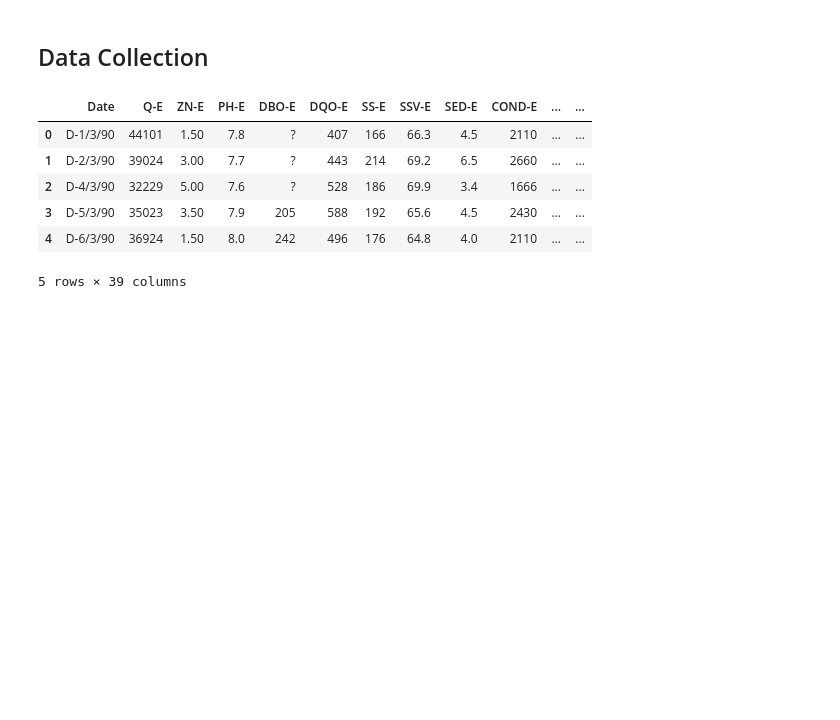
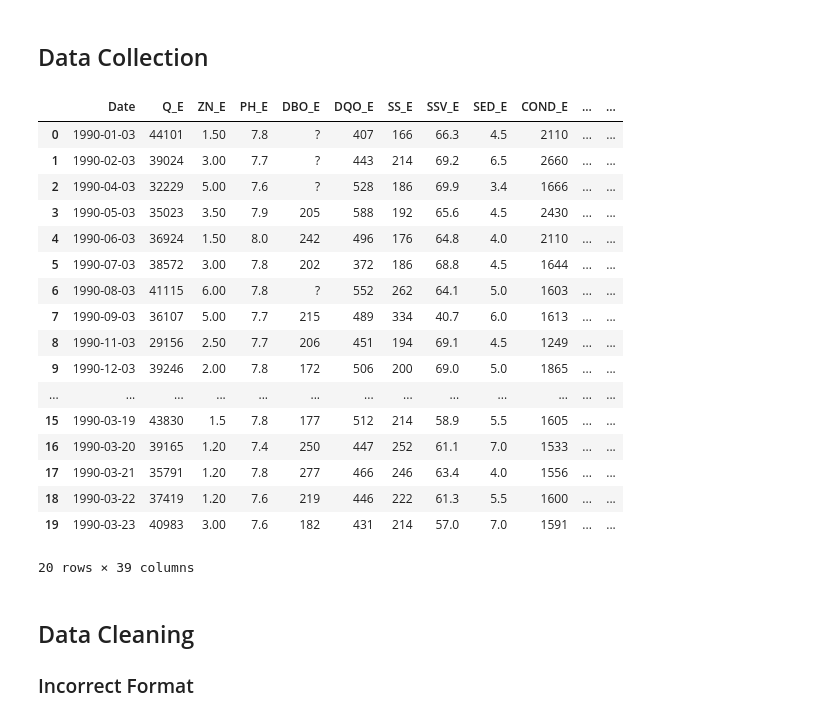
Before and after one commit to nclee17/Drugs, a Jupyter notebook: Supervised Learning.ipynb, the cells around one changed output. Cells and saved outputs as stored; diff of their text form; code cells hidden in the pictures; blank space fills up the shorter version.

```diff
--- a/Supervised Learning.ipynb
+++ b/Supervised Learning.ipynb
@@ -55,16 +55,30 @@ RD-DQO-G   (global performance input chemical demand of oxygen)
 RD-SS-G    (global performance input suspended solids)
 RD-SED-G   (global performance input sediments)"""
 # %%
-names = [[i.strip(" ") for i in row.strip(r" )").split(r"  (")] for row in names.split(f"\n")]
+names = [[i.replace("-", "_").strip(" ") for i in row.strip(r" )").split(r"  (")] for row in names.split(f"\n")]
 # %%
 df.columns=pd.DataFrame(names)[0]
 # %%
-df.head()
+df.head(20)
 # %% [output]
-|  | Date | Q-E | ZN-E | PH-E | DBO-E | DQO-E | SS-E | SSV-E | SED-E | COND-E | ... | ... |
-| 0 | D-1/3/90 | 44101 | 1.50 | 7.8 | ? | 407 | 166 | 66.3 | 4.5 | 2110 | ... | ... |
-| 1 | D-2/3/90 | 39024 | 3.00 | 7.7 | ? | 443 | 214 | 69.2 | 6.5 | 2660 | ... | ... |
-| 2 | D-4/3/90 | 32229 | 5.00 | 7.6 | ? | 528 | 186 | 69.9 | 3.4 | 1666 | ... | ... |
-| 3 | D-5/3/90 | 35023 | 3.50 | 7.9 | 205 | 588 | 192 | 65.6 | 4.5 | 2430 | ... | ... |
-| 4 | D-6/3/90 | 36924 | 1.50 | 8.0 | 242 | 496 | 176 | 64.8 | 4.0 | 2110 | ... | ... |
+|  | Date | Q_E | ZN_E | PH_E | DBO_E | DQO_E | SS_E | SSV_E | SED_E | COND_E | ... | ... |
+| 0 | 1990-01-03 | 44101 | 1.50 | 7.8 | ? | 407 | 166 | 66.3 | 4.5 | 2110 | ... | ... |
+| 1 | 1990-02-03 | 39024 | 3.00 | 7.7 | ? | 443 | 214 | 69.2 | 6.5 | 2660 | ... | ... |
+| 2 | 1990-04-03 | 32229 | 5.00 | 7.6 | ? | 528 | 186 | 69.9 | 3.4 | 1666 | ... | ... |
+| 3 | 1990-05-03 | 35023 | 3.50 | 7.9 | 205 | 588 | 192 | 65.6 | 4.5 | 2430 | ... | ... |
+| 4 | 1990-06-03 | 36924 | 1.50 | 8.0 | 242 | 496 | 176 | 64.8 | 4.0 | 2110 | ... | ... |
+| 5 | 1990-07-03 | 38572 | 3.00 | 7.8 | 202 | 372 | 186 | 68.8 | 4.5 | 1644 | ... | ... |
+| 6 | 1990-08-03 | 41115 | 6.00 | 7.8 | ? | 552 | 262 | 64.1 | 5.0 | 1603 | ... | ... |
+| 7 | 1990-09-03 | 36107 | 5.00 | 7.7 | 215 | 489 | 334 | 40.7 | 6.0 | 1613 | ... | ... |
+| 8 | 1990-11-03 | 29156 | 2.50 | 7.7 | 206 | 451 | 194 | 69.1 | 4.5 | 1249 | ... | ... |
+| 9 | 1990-12-03 | 39246 | 2.00 | 7.8 | 172 | 506 | 200 | 69.0 | 5.0 | 1865 | ... | ... |
+| ... | ... | ... | ... | ... | ... | ... | ... | ... | ... | ... | ... | ... |
+| 15 | 1990-03-19 | 43830 | 1.5 | 7.8 | 177 | 512 | 214 | 58.9 | 5.5 | 1605 | ... | ... |
+| 16 | 1990-03-20 | 39165 | 1.20 | 7.4 | 250 | 447 | 252 | 61.1 | 7.0 | 1533 | ... | ... |
+| 17 | 1990-03-21 | 35791 | 1.20 | 7.8 | 277 | 466 | 246 | 63.4 | 4.0 | 1556 | ... | ... |
+| 18 | 1990-03-22 | 37419 | 1.20 | 7.6 | 219 | 446 | 222 | 61.3 | 5.5 | 1600 | ... | ... |
+| 19 | 1990-03-23 | 40983 | 3.00 | 7.6 | 182 | 431 | 214 | 57.0 | 7.0 | 1591 | ... | ... |
-5 rows × 39 columns
+20 rows × 39 columns
+# %% [markdown]
+## Data Cleaning
+### Incorrect Format
```
Also changed, not shown: parts of 11 cells of this notebook.
